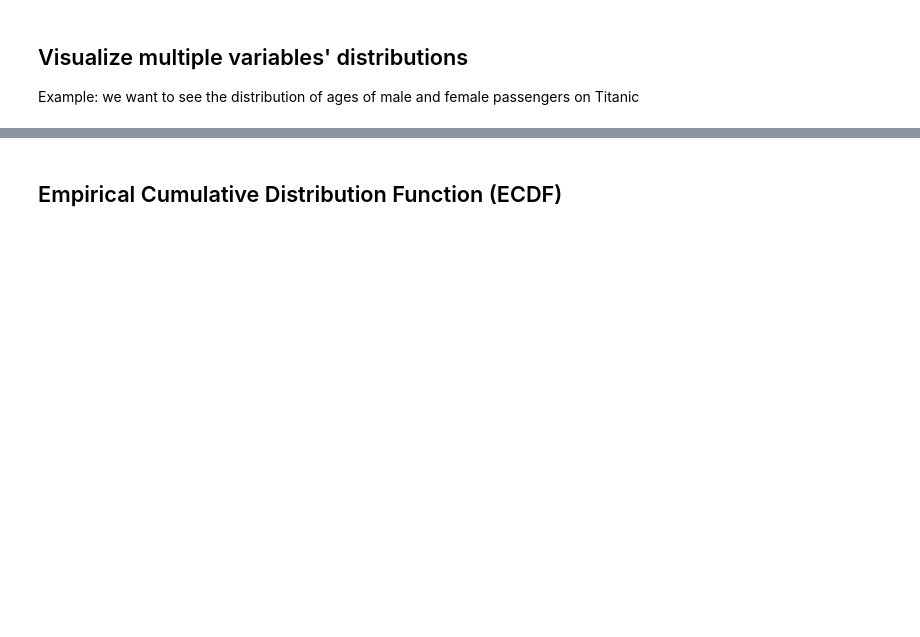
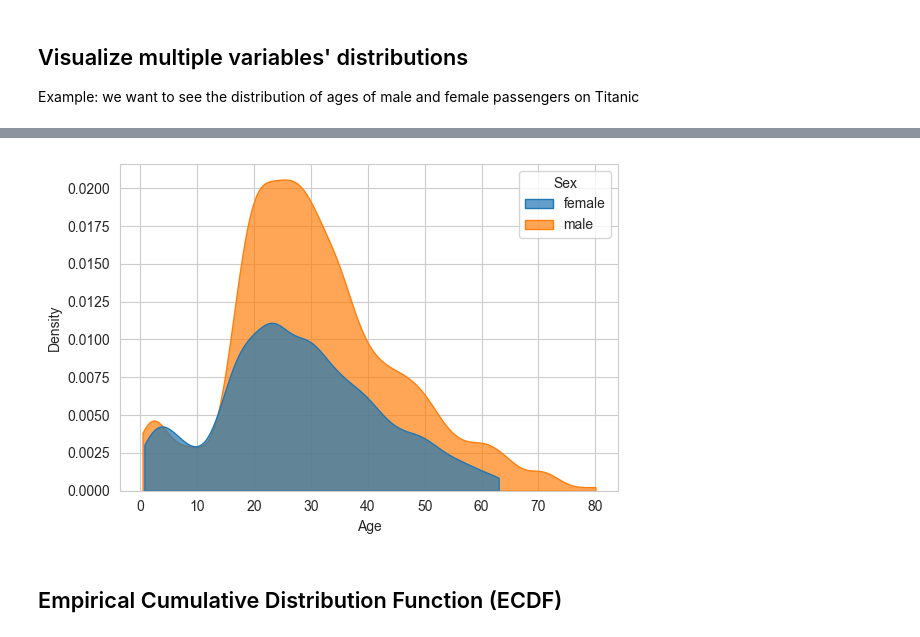
Before and after one commit to jieshu-wang-SBU/EST389_371_2026_spring, a Jupyter notebook: lectures/07-Data_visualization/07-02_visualize_distributions.ipynb, the cells around one changed output, grey strips where cells are left out. Drawn from its saved outputs; the diff is of its cells as text; code cells hidden in the pictures; blank space fills up the shorter version.

```diff
--- a/lectures/07-Data_visualization/07-02_visualize_distributions.ipynb
+++ b/lectures/07-Data_visualization/07-02_visualize_distributions.ipynb
@@ -79,10 +113,12 @@ titanic_passenger.head()
 # %%
 # Plot overlapping KDE plot
 
 fig, ax = plt.subplots(nrows=1, ncols=1, figsize=(6,4), tight_layout=True)
 
-g=sns.kdeplot(data=titanic_passenger, x='Age', hue='Sex', hue_order=['female','male'],fill=True, alpha=0.7,
-              cut=0, bw_adjust=0.6, ax=ax)
+g=sns.kdeplot(data=titanic_passenger, x='Age', hue='Sex', hue_order=['female','male'], fill=True, alpha=0.7,
+              bw_adjust=0.6, ax=ax, cut=0)
+# %% [output]
+[figure, added]
 # %% [markdown]
 ## Empirical Cumulative Distribution Function (ECDF)
 # %%
```
Also changed, not shown: parts of 15 cells of this notebook, 4 other files.
